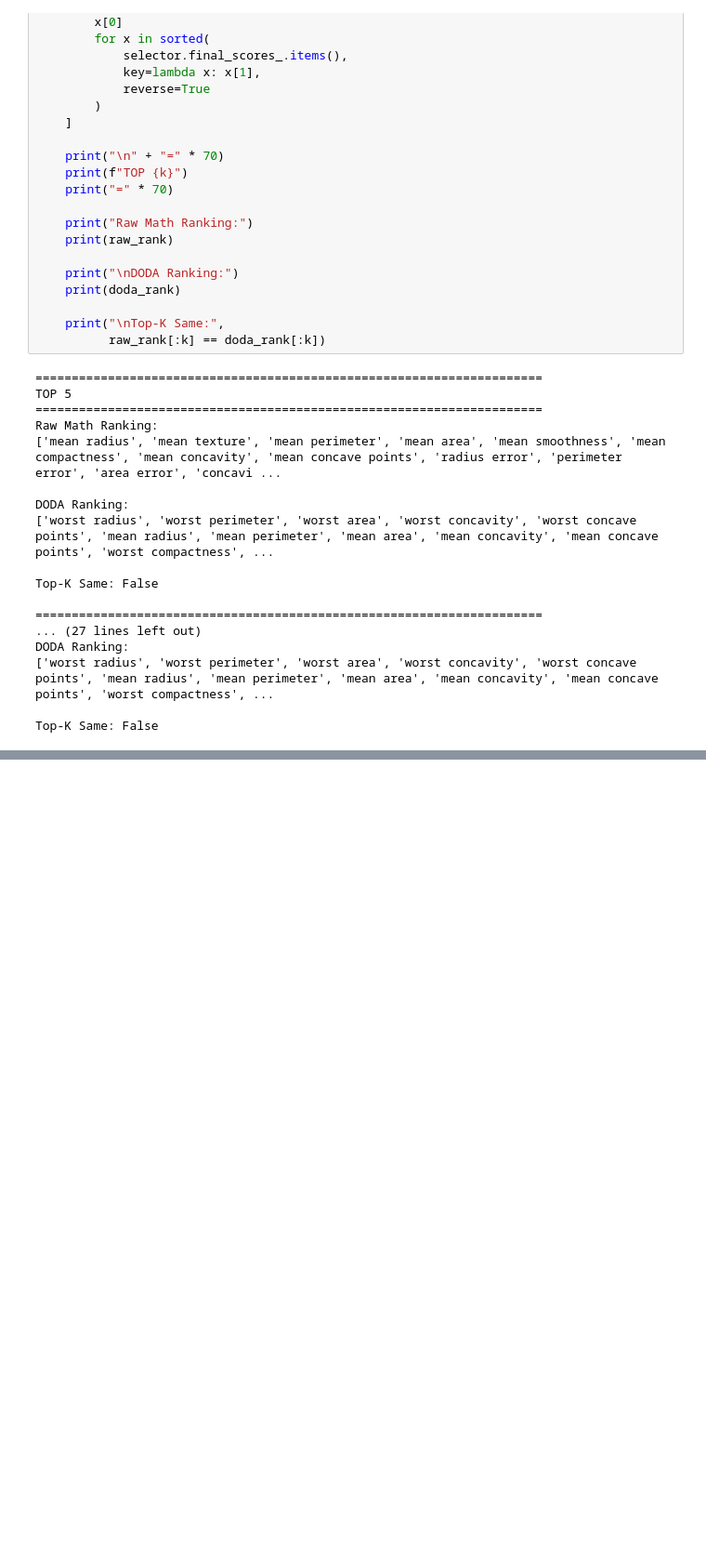
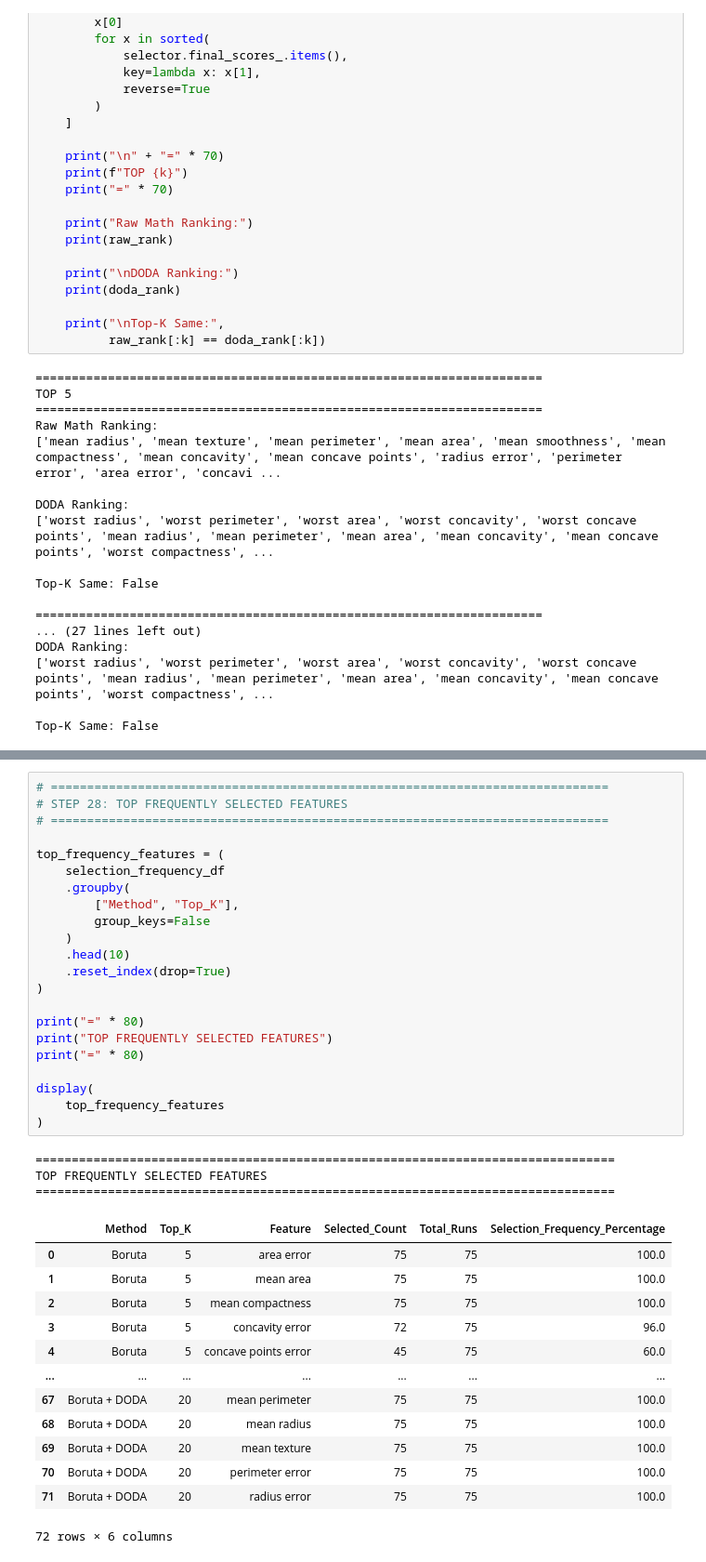
Before and after one commit to anandha-3679/msc_research, a Jupyter notebook: notebooks/angel/breast_cancer/breast_cancer_boruta.ipynb, the cells around one changed output, grey strips where cells are left out. Shown at 93% size. Drawn from its saved outputs; the diff is of its cells as text; blank space fills up the shorter version.

```diff
--- a/notebooks/angel/breast_cancer/breast_cancer_boruta.ipynb
+++ b/notebooks/angel/breast_cancer/breast_cancer_boruta.ipynb
@@ -1372,0 +2391,39 @@ Top-K Same: False
+# %%
+# =============================================================================
+# STEP 28: TOP FREQUENTLY SELECTED FEATURES
+# =============================================================================
+
+top_frequency_features = (
+    selection_frequency_df
+    .groupby(
+        ["Method", "Top_K"],
+        group_keys=False
+    )
+    .head(10)
+    .reset_index(drop=True)
+)
+
+print("=" * 80)
+print("TOP FREQUENTLY SELECTED FEATURES")
+print("=" * 80)
+
+display(
+    top_frequency_features
+)
+# %% [output]
+================================================================================
+TOP FREQUENTLY SELECTED FEATURES
+================================================================================
+|  | Method | Top_K | Feature | Selected_Count | Total_Runs | Selection_Frequency_Percentage |
+| 0 | Boruta | 5 | area error | 75 | 75 | 100.0 |
+| 1 | Boruta | 5 | mean area | 75 | 75 | 100.0 |
+| 2 | Boruta | 5 | mean compactness | 75 | 75 | 100.0 |
+| 3 | Boruta | 5 | concavity error | 72 | 75 | 96.0 |
+| 4 | Boruta | 5 | concave points error | 45 | 75 | 60.0 |
+| ... | ... | ... | ... | ... | ... | ... |
+| 67 | Boruta + DODA | 20 | mean perimeter | 75 | 75 | 100.0 |
+| 68 | Boruta + DODA | 20 | mean radius | 75 | 75 | 100.0 |
+| 69 | Boruta + DODA | 20 | mean texture | 75 | 75 | 100.0 |
+| 70 | Boruta + DODA | 20 | perimeter error | 75 | 75 | 100.0 |
+| 71 | Boruta + DODA | 20 | radius error | 75 | 75 | 100.0 |
+72 rows × 6 columns
```
Also changed, not shown: parts of 34 cells of this notebook.
